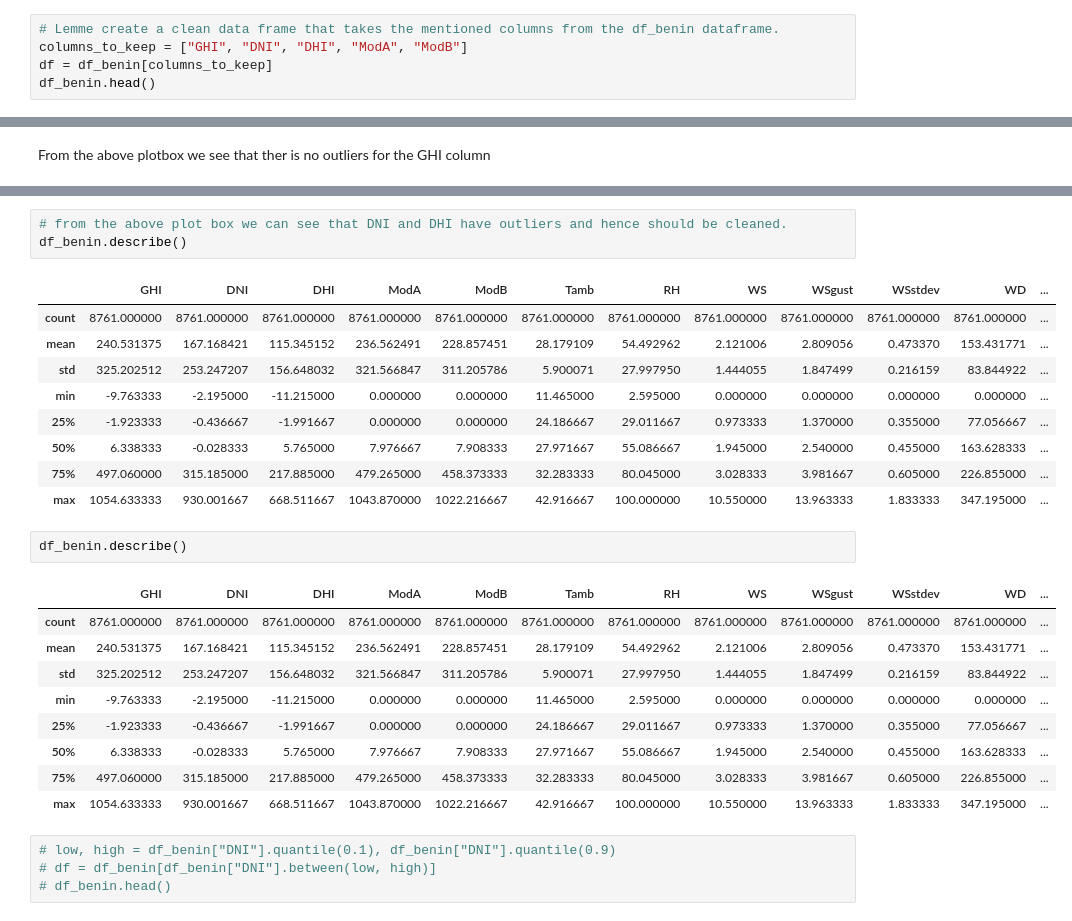
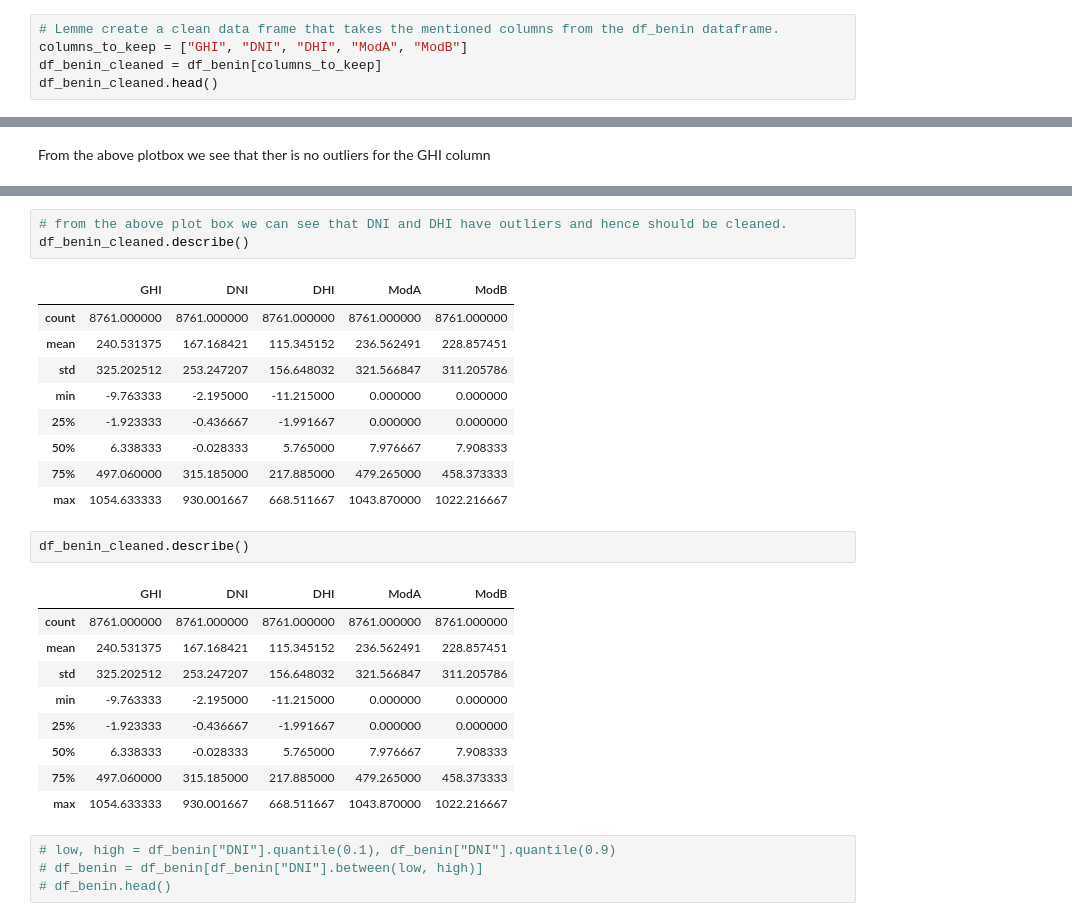
Before and after one commit to codeWithKal/KAIM-Week-0-Challenge, a Jupyter notebook: notebooks/benin-malanville.ipynb, the cells around one changed output, grey strips where cells are left out. Cells and saved outputs as stored; diff of their text form.

```diff
--- a/notebooks/benin-malanville.ipynb
+++ b/notebooks/benin-malanville.ipynb
@@ -151,6 +151,6 @@ Across the cleaned dataframe we see that only 5 columns help to deal with our bu
 # %%
 # Lemme create a clean data frame that takes the mentioned columns from the df_benin dataframe.
 columns_to_keep = ["GHI", "DNI", "DHI", "ModA", "ModB"]
-df = df_benin[columns_to_keep]
-df_benin.head()
+df_benin_cleaned = df_benin[columns_to_keep]
+df_benin_cleaned.head()
 # %% [output]
@@ -201,30 +201,30 @@ df_benin.plot(kind="box")
 # %%
 # from the above plot box we can see that DNI and DHI have outliers and hence should be cleaned.
-df_benin.describe()
+df_benin_cleaned.describe()
 # %% [output]
-|  | GHI | DNI | DHI | ModA | ModB | Tamb | RH | WS | WSgust | WSstdev | WD | ... |
-| count | 8761.000000 | 8761.000000 | 8761.000000 | 8761.000000 | 8761.000000 | 8761.000000 | 8761.000000 | 8761.000000 | 8761.000000 | 8761.000000 | 8761.000000 | ... |
-| mean | 240.531375 | 167.168421 | 115.345152 | 236.562491 | 228.857451 | 28.179109 | 54.492962 | 2.121006 | 2.809056 | 0.473370 | 153.431771 | ... |
-| std | 325.202512 | 253.247207 | 156.648032 | 321.566847 | 311.205786 | 5.900071 | 27.997950 | 1.444055 | 1.847499 | 0.216159 | 83.844922 | ... |
-| min | -9.763333 | -2.195000 | -11.215000 | 0.000000 | 0.000000 | 11.465000 | 2.595000 | 0.000000 | 0.000000 | 0.000000 | 0.000000 | ... |
-| 25% | -1.923333 | -0.436667 | -1.991667 | 0.000000 | 0.000000 | 24.186667 | 29.011667 | 0.973333 | 1.370000 | 0.355000 | 77.056667 | ... |
-| 50% | 6.338333 | -0.028333 | 5.765000 | 7.976667 | 7.908333 | 27.971667 | 55.086667 | 1.945000 | 2.540000 | 0.455000 | 163.628333 | ... |
-| 75% | 497.060000 | 315.185000 | 217.885000 | 479.265000 | 458.373333 | 32.283333 | 80.045000 | 3.028333 | 3.981667 | 0.605000 | 226.855000 | ... |
-| max | 1054.633333 | 930.001667 | 668.511667 | 1043.870000 | 1022.216667 | 42.916667 | 100.000000 | 10.550000 | 13.963333 | 1.833333 | 347.195000 | ... |
+|  | GHI | DNI | DHI | ModA | ModB |
+| count | 8761.000000 | 8761.000000 | 8761.000000 | 8761.000000 | 8761.000000 |
+| mean | 240.531375 | 167.168421 | 115.345152 | 236.562491 | 228.857451 |
+| std | 325.202512 | 253.247207 | 156.648032 | 321.566847 | 311.205786 |
+| min | -9.763333 | -2.195000 | -11.215000 | 0.000000 | 0.000000 |
+| 25% | -1.923333 | -0.436667 | -1.991667 | 0.000000 | 0.000000 |
+| 50% | 6.338333 | -0.028333 | 5.765000 | 7.976667 | 7.908333 |
+| 75% | 497.060000 | 315.185000 | 217.885000 | 479.265000 | 458.373333 |
+| max | 1054.633333 | 930.001667 | 668.511667 | 1043.870000 | 1022.216667 |
 # %%
-df_benin.describe()
+df_benin_cleaned.describe()
 # %% [output]
-|  | GHI | DNI | DHI | ModA | ModB | Tamb | RH | WS | WSgust | WSstdev | WD | ... |
-| count | 8761.000000 | 8761.000000 | 8761.000000 | 8761.000000 | 8761.000000 | 8761.000000 | 8761.000000 | 8761.000000 | 8761.000000 | 8761.000000 | 8761.000000 | ... |
-| mean | 240.531375 | 167.168421 | 115.345152 | 236.562491 | 228.857451 | 28.179109 | 54.492962 | 2.121006 | 2.809056 | 0.473370 | 153.431771 | ... |
-| std | 325.202512 | 253.247207 | 156.648032 | 321.566847 | 311.205786 | 5.900071 | 27.997950 | 1.444055 | 1.847499 | 0.216159 | 83.844922 | ... |
-| min | -9.763333 | -2.195000 | -11.215000 | 0.000000 | 0.000000 | 11.465000 | 2.595000 | 0.000000 | 0.000000 | 0.000000 | 0.000000 | ... |
-| 25% | -1.923333 | -0.436667 | -1.991667 | 0.000000 | 0.000000 | 24.186667 | 29.011667 | 0.973333 | 1.370000 | 0.355000 | 77.056667 | ... |
-| 50% | 6.338333 | -0.028333 | 5.765000 | 7.976667 | 7.908333 | 27.971667 | 55.086667 | 1.945000 | 2.540000 | 0.455000 | 163.628333 | ... |
-| 75% | 497.060000 | 315.185000 | 217.885000 | 479.265000 | 458.373333 | 32.283333 | 80.045000 | 3.028333 | 3.981667 | 0.605000 | 226.855000 | ... |
-| max | 1054.633333 | 930.001667 | 668.511667 | 1043.870000 | 1022.216667 | 42.916667 | 100.000000 | 10.550000 | 13.963333 | 1.833333 | 347.195000 | ... |
+|  | GHI | DNI | DHI | ModA | ModB |
+| count | 8761.000000 | 8761.000000 | 8761.000000 | 8761.000000 | 8761.000000 |
+| mean | 240.531375 | 167.168421 | 115.345152 | 236.562491 | 228.857451 |
+| std | 325.202512 | 253.247207 | 156.648032 | 321.566847 | 311.205786 |
+| min | -9.763333 | -2.195000 | -11.215000 | 0.000000 | 0.000000 |
+| 25% | -1.923333 | -0.436667 | -1.991667 | 0.000000 | 0.000000 |
+| 50% | 6.338333 | -0.028333 | 5.765000 | 7.976667 | 7.908333 |
+| 75% | 497.060000 | 315.185000 | 217.885000 | 479.265000 | 458.373333 |
+| max | 1054.633333 | 930.001667 | 668.511667 | 1043.870000 | 1022.216667 |
 # %%
 # low, high = df_benin["DNI"].quantile(0.1), df_benin["DNI"].quantile(0.9)
-# df = df_benin[df_benin["DNI"].between(low, high)]
+# df_benin = df_benin[df_benin["DNI"].between(low, high)]
 # df_benin.head()
 # %%
```
Also changed, not shown: parts of 6 cells of this notebook.
